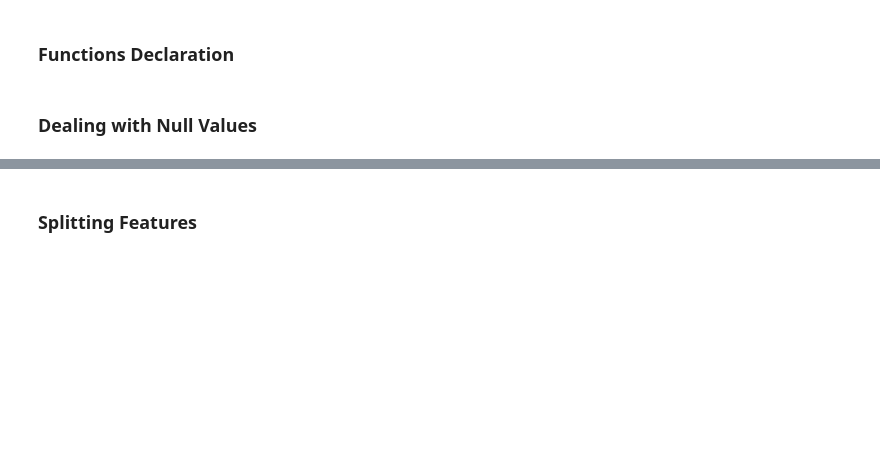
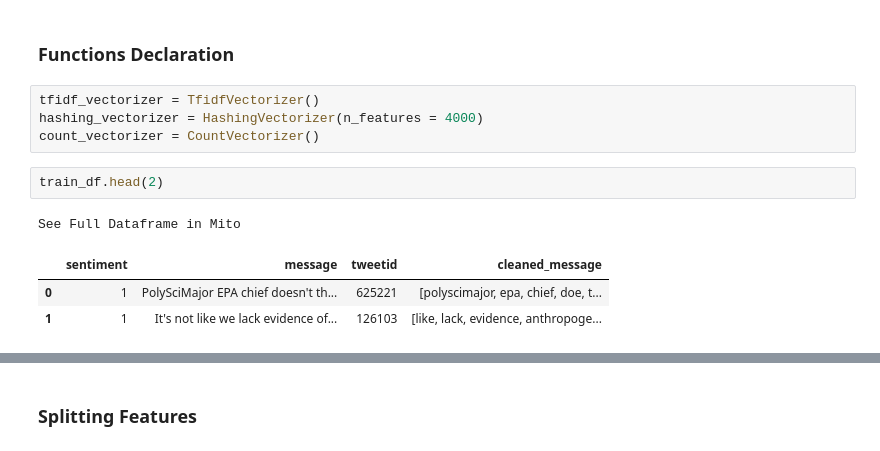
Before and after one commit to JessWN/2110ACDS_T13, a Jupyter notebook: 2110ACDS_T13.ipynb, the cells around one changed output, grey strips where cells are left out. Saved outputs shown, nothing was run; the diff lists cells and outputs as text; blank space fills up the shorter version.

```diff
--- a/2110ACDS_T13.ipynb
+++ b/2110ACDS_T13.ipynb
@@ -528,4 +549,13 @@ raw_train_df['sentiment'].value_counts().plot(kind = 'bar')
 # %% [markdown]
 ### Functions Declaration
-# %% [markdown]
-### Dealing with Null Values
+# %%
+tfidf_vectorizer = TfidfVectorizer()
+hashing_vectorizer = HashingVectorizer(n_features = 4000)
+count_vectorizer = CountVectorizer()
+# %%
+train_df.head(2)
+# %% [output]
+See Full Dataframe in Mito
+|  | sentiment | message | tweetid | cleaned_message |
+| 0 | 1 | PolySciMajor EPA chief doesn't th... | 625221 | [polyscimajor, epa, chief, doe, t... |
+| 1 | 1 | It's not like we lack evidence of... | 126103 | [like, lack, evidence, anthropoge... |
```
Also changed, not shown: parts of 18 cells of this notebook, 1 other file.
